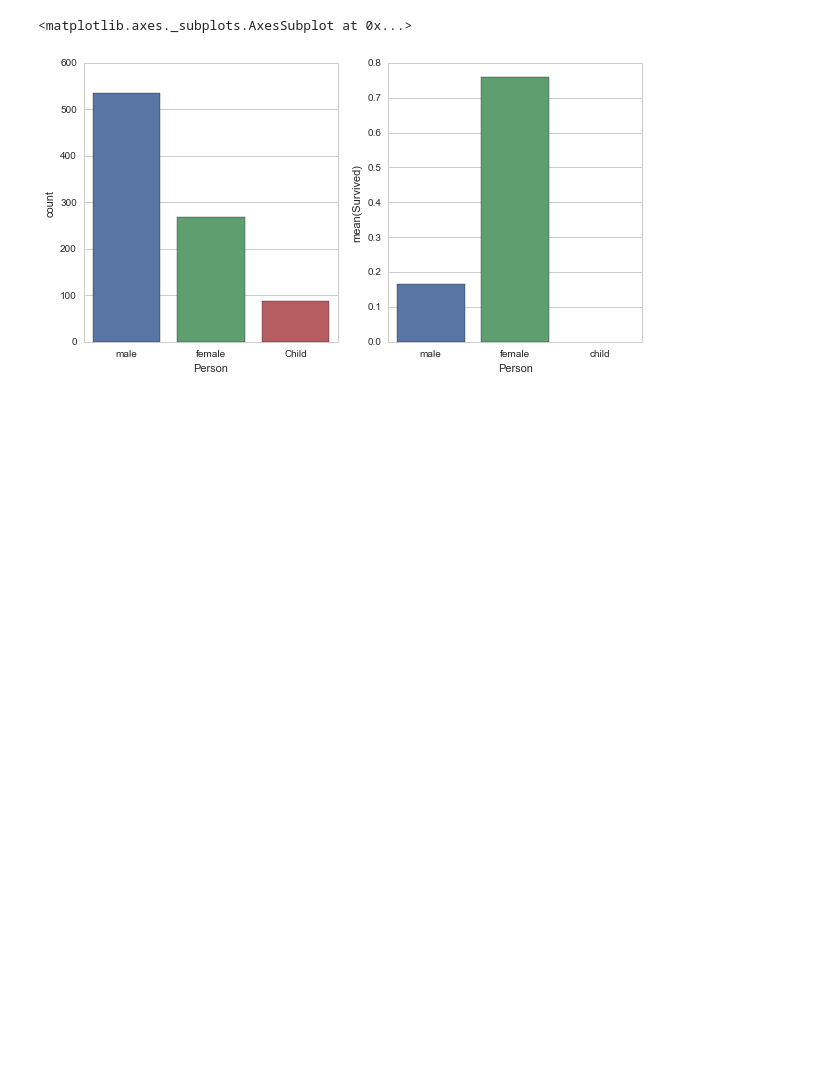
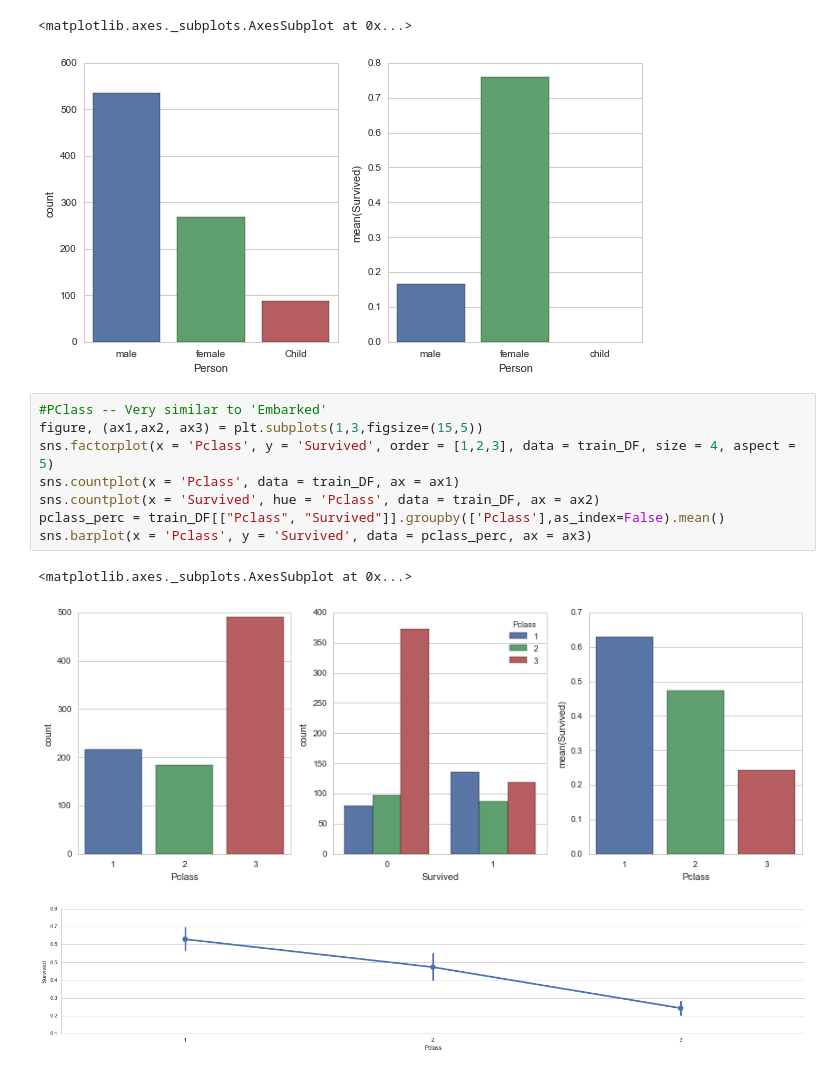
Before and after one commit to sominw/Kaggle, a Jupyter notebook: Titanic/ Titanic.ipynb, the cells around one changed output. Drawn from its saved outputs; the diff is of its cells as text; blank space fills up the shorter version.

```diff
--- a/Titanic/ Titanic.ipynb
+++ b/Titanic/ Titanic.ipynb
@@ -215,3 +215,15 @@ sns.barplot(x= 'Person', y = 'Survived', data = person_survival, ax = ax2, order
 # %% [output]
 <matplotlib.axes._subplots.AxesSubplot at 0x...>
 [figure]
+# %%
+#PClass -- Very similar to 'Embarked'
+figure, (ax1,ax2, ax3) = plt.subplots(1,3,figsize=(15,5))
+sns.factorplot(x = 'Pclass', y = 'Survived', order = [1,2,3], data = train_DF, size = 4, aspect = 5)
+sns.countplot(x = 'Pclass', data = train_DF, ax = ax1)
+sns.countplot(x = 'Survived', hue = 'Pclass', data = train_DF, ax = ax2)
+pclass_perc = train_DF[["Pclass", "Survived"]].groupby(['Pclass'],as_index=False).mean()
+sns.barplot(x = 'Pclass', y = 'Survived', data = pclass_perc, ax = ax3)
+# %% [output]
+<matplotlib.axes._subplots.AxesSubplot at 0x...>
+[figure, added]
+[figure, added]
```
Also changed, not shown: 1 other file.
